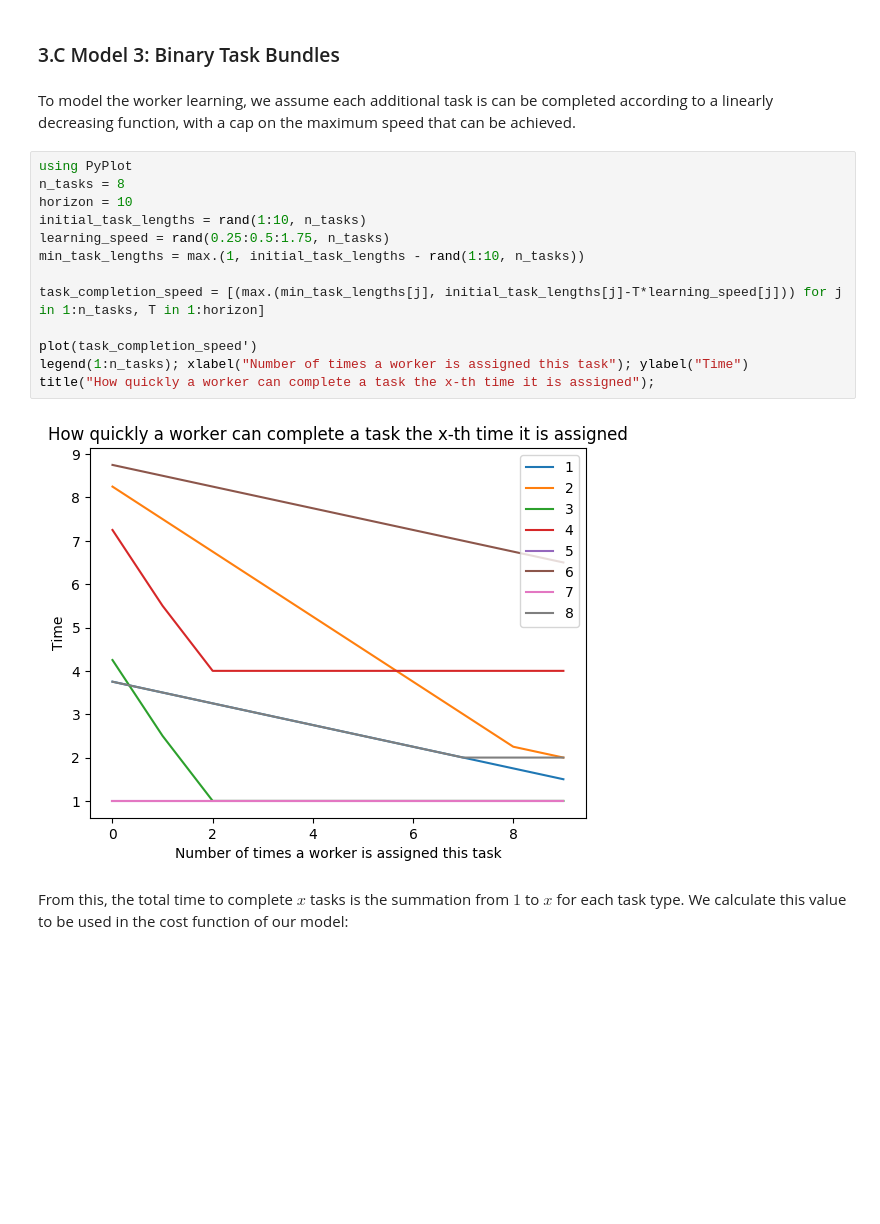
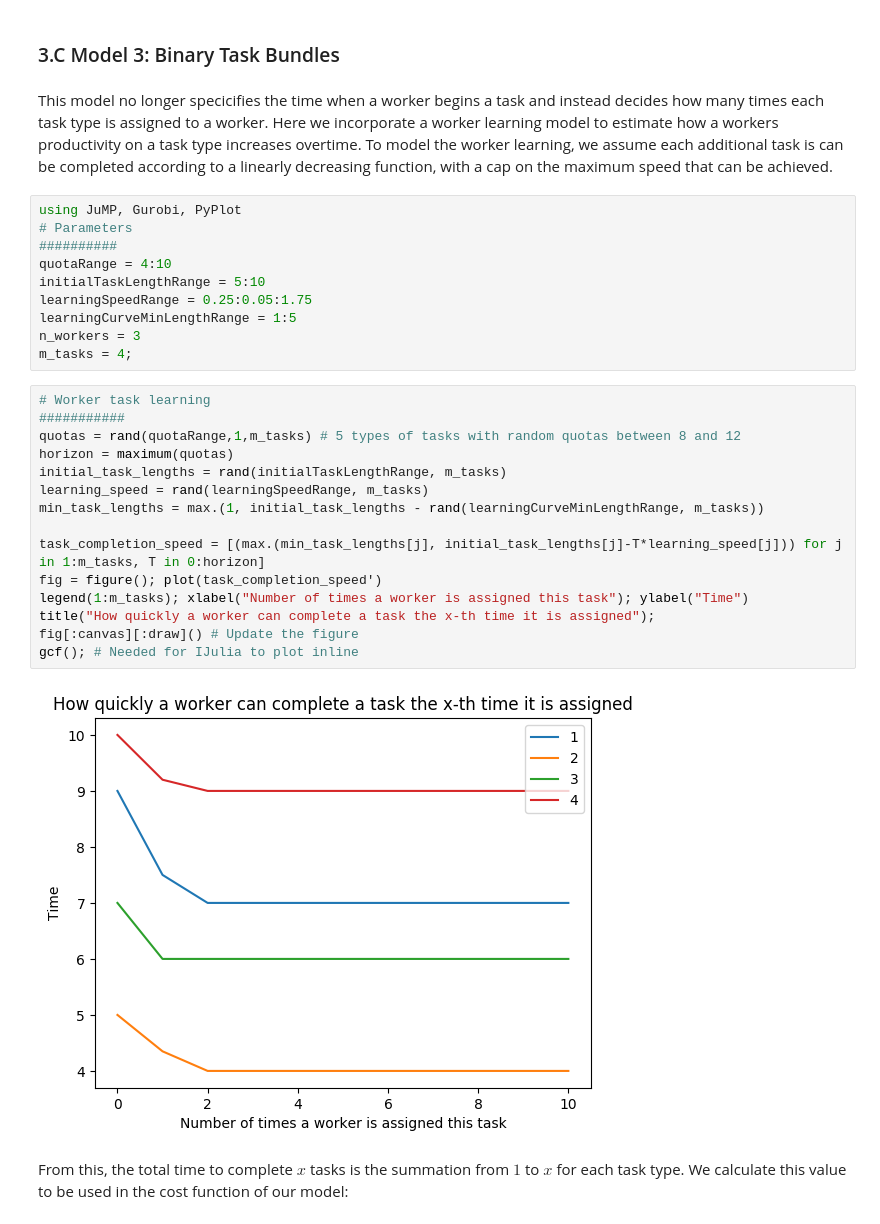
Before and after one commit to erinzm/ece524project, a Jupyter notebook: project.ipynb, the cells around one changed output. Drawn from its saved outputs; the diff is of its cells as text; blank space fills up the shorter version.

Commit message:
Added BTB visualization and BTB min flow chart

```diff
--- a/project.ipynb
+++ b/project.ipynb
@@ -322,20 +321,32 @@ The solution to this model provides us with a worker schedule that is the optima
 # %% [markdown]
 ### 3.C Model 3: Binary Task Bundles
 # %% [markdown]
-To model the worker learning, we assume each additional task is can be completed according to a linearly decreasing function, with a cap on the maximum speed that can be achieved.
+This model no longer specicifies the time when a worker begins a task and instead decides how many times each task type is assigned to a worker. Here we incorporate a worker learning model to estimate how a workers productivity on a task type increases overtime. To model the worker learning, we assume each additional task is can be completed according to a linearly decreasing function, with a cap on the maximum speed that can be achieved.
+# %%
+using JuMP, Gurobi, PyPlot
+# Parameters
+##########
+quotaRange = 4:10
+initialTaskLengthRange = 5:10
+learningSpeedRange = 0.25:0.05:1.75
+learningCurveMinLengthRange = 1:5
+n_workers = 3
+m_tasks = 4;
 # %%
-using PyPlot
-n_tasks = 8
-horizon = 10
-initial_task_lengths = rand(1:10, n_tasks)
-learning_speed = rand(0.25:0.5:1.75, n_tasks)
-min_task_lengths = max.(1, initial_task_lengths - rand(1:10, n_tasks))
+# Worker task learning
+###########
+quotas = rand(quotaRange,1,m_tasks) # 5 types of tasks with random quotas between 8 and 12
+horizon = maximum(quotas)
+initial_task_lengths = rand(initialTaskLengthRange, m_tasks)
+learning_speed = rand(learningSpeedRange, m_tasks)
+min_task_lengths = max.(1, initial_task_lengths - rand(learningCurveMinLengthRange, m_tasks))
 
-task_completion_speed = [(max.(min_task_lengths[j], initial_task_lengths[j]-T*learning_speed[j])) for j in 1:n_tasks, T in 1:horizon]
-
-plot(task_completion_speed')
-legend(1:n_tasks); xlabel("Number of times a worker is assigned this task"); ylabel("Time")
+task_completion_speed = [(max.(min_task_lengths[j], initial_task_lengths[j]-T*learning_speed[j])) for j in 1:m_tasks, T in 0:horizon]
+fig = figure(); plot(task_completion_speed')
+legend(1:m_tasks); xlabel("Number of times a worker is assigned this task"); ylabel("Time")
 title("How quickly a worker can complete a task the x-th time it is assigned");
+fig[:canvas][:draw]() # Update the figure
+gcf(); # Needed for IJulia to plot inline
 # %% [output]
-[figure, old version]
+[figure, new version]
 # %% [markdown]
```
Also changed, not shown: parts of 11 cells of this notebook.
